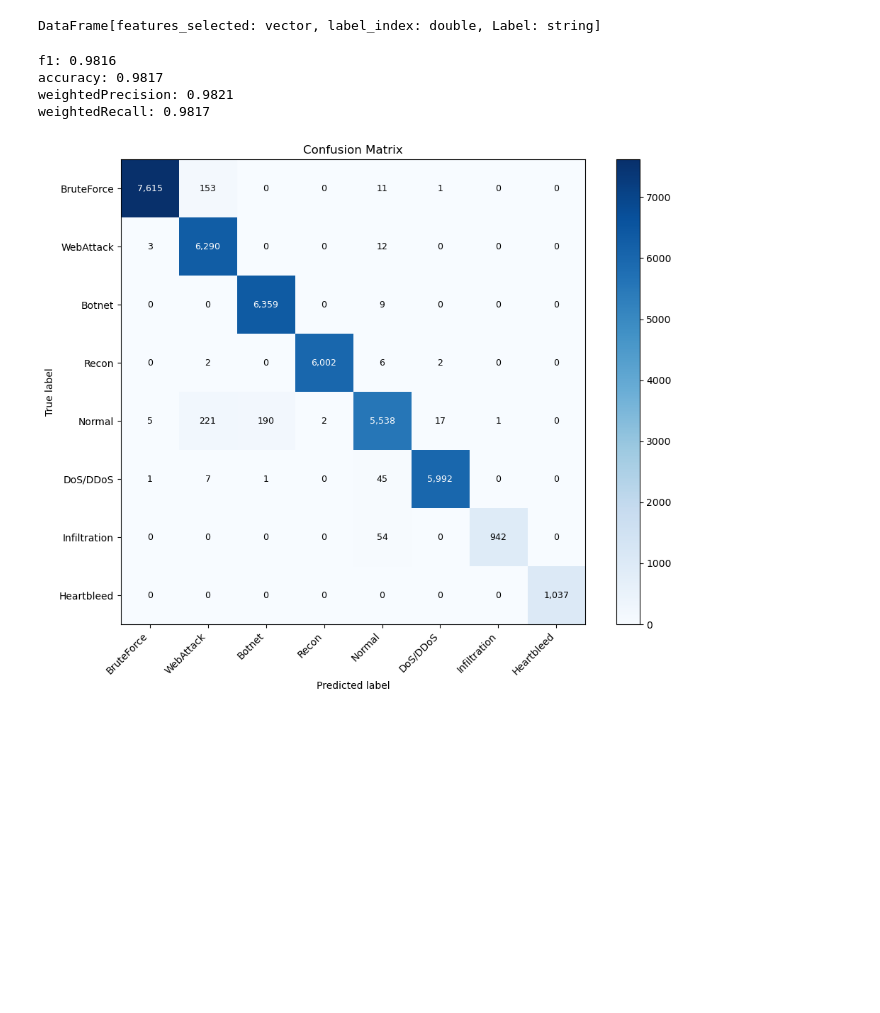
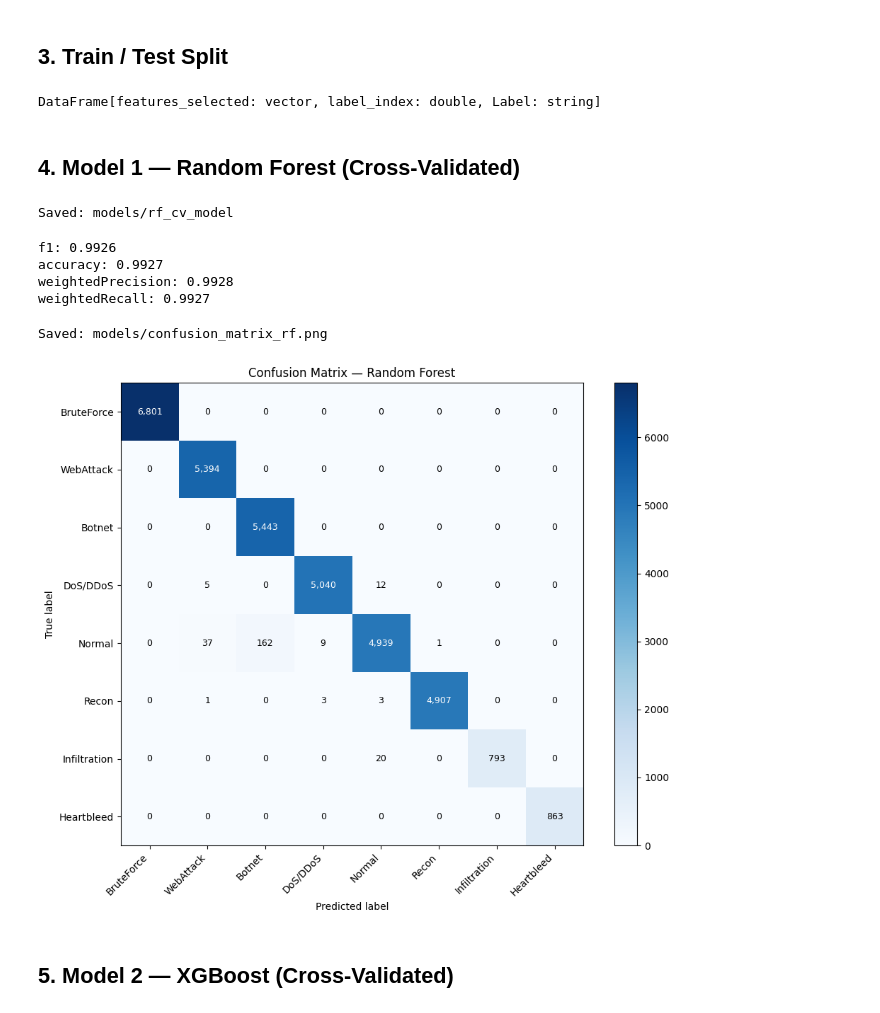
Before and after one commit to helqadiri03/network-intrusion-ml-model-with-spark, a Jupyter notebook: notebooks/ML_model.ipynb, the cells around one changed output. Cells and saved outputs as stored; diff of their text form; code cells hidden in the pictures; blank space fills up the shorter version.

```diff
--- a/notebooks/ML_model.ipynb
+++ b/notebooks/ML_model.ipynb
@@ -20,13 +46,24 @@ try:
 except:
     pass
 
-spark = SparkSession.builder \
-    .appName("CSV vs Parquet") \
-    .master("local[4]") \
-    .config("spark.driver.memory", "8g") \
-    .config("spark.sql.shuffle.partitions", "8") \
-    .config("spark.default.parallelism", "8") \
+
+spark = (
+    SparkSession.builder
+    .appName("high-performance-local-spark")
+    .master("local[24]")
+    .config("spark.driver.memory", "180g")
+    .config("spark.driver.maxResultSize", "20g")
+    .config("spark.sql.shuffle.partitions", "96")
+    .config("spark.default.parallelism", "96")
+    .config("spark.memory.fraction", "0.75")
+    .config("spark.memory.storageFraction", "0.3")
+    .config("spark.sql.adaptive.enabled", "true")
+    .config("spark.sql.adaptive.coalescePartitions.enabled", "true")
+    .config("spark.sql.adaptive.skewJoin.enabled", "true")
+    .config("spark.serializer", "org.apache.spark.serializer.KryoSerializer")
     .getOrCreate()
+)
+spark.sparkContext.setLogLevel("ERROR")
 
 # Verify configuration
 print(f"Driver Memory: {spark.conf.get('spark.driver.memory')}")
@@ -39,5 +78,7 @@ Master URL: local[4]
 # %%
 df2 = spark.read.parquet("data/features/")
+# %% [markdown]
+## 3. Train / Test Split
 # %%
 train_df, test_df = df2.randomSplit([0.8, 0.2], seed=42)
 
@@ -46,11 +87,15 @@ train_df.cache()
 test_df.cache()
 # %% [output]
 DataFrame[features_selected: vector, label_index: double, Label: string]
+# %% [markdown]
+## 4. Model 1 — Random Forest (Cross-Validated)
 # %%
-from pyspark.ml.classification import RandomForestClassifier  # or whatever model
+from pyspark.ml.classification import RandomForestClassifier
 from pyspark.ml.evaluation import MulticlassClassificationEvaluator
+from pyspark.ml.tuning import CrossValidator, ParamGridBuilder
+import os
 
-from pyspark.ml.tuning import CrossValidator, ParamGridBuilder
+os.makedirs("models", exist_ok=True)
 
 model = RandomForestClassifier(
     featuresCol="features_selected",
@@ -68,22 +113,24 @@ paramGrid = (
 evaluator = MulticlassClassificationEvaluator(
     labelCol="label_index",
     predictionCol="prediction",
-    metricName="f1"          # f1 is better than accuracy for imbalanced-origin data
+    metricName="f1"
 )
 
 cv = CrossValidator(
     estimator=model,
     estimatorParamMaps=paramGrid,
     evaluator=evaluator,
-    numFolds=3,              # 5 if you have time, 3 is safer in Spark
+    numFolds=3,
     seed=42
 )
 
-cv_model = cv.fit(train_df)  # only train_df, never test_df
+cv_model = cv.fit(train_df)
+cv_model.write().overwrite().save("models/rf_cv_model")
+print("Saved: models/rf_cv_model")
+# %% [output]
+Saved: models/rf_cv_model
 # %%
 from pyspark.mllib.evaluation import MulticlassMetrics
-import matplotlib.pyplot as plt
-import numpy as np
 
 predictions = cv_model.transform(test_df)
 
@@ -96,50 +143,53 @@ for metric in ["f1", "accuracy", "weightedPrecision", "weightedRecall"]:
 preds_and_labels = predictions.select("prediction", "label_index") \
     .rdd.map(lambda r: (float(r["prediction"]), float(r["label_index"])))
 
-metrics = MulticlassMetrics(preds_and_labels)
-labels  = sorted(predictions.select("label_index").distinct().rdd.map(lambda r: float(r[0])).collect())
-cm      = np.array([[metrics.confusionMatrix().toArray()[int(i)][int(j)] for j in labels] for i in labels])
+metrics_obj = MulticlassMetrics(preds_and_labels)
+labels = sorted(predictions.select("label_index").distinct().rdd.map(lambda r: float(r[0])).collect())
+cm = np.array([[metrics_obj.confusionMatrix().toArray()[int(i)][int(j)] for j in labels] for i in labels])
 
-# ── Recover label names from test_df (has both columns before transform) ──
+# FIX: column is "Label" (capital L), not "label"
 label_map = {
-    float(r["label_index"]): r["label"]
-    for r in test_df.select("label", "label_index").distinct().collect()
+    float(r["label_index"]): r["Label"]
+    for r in predictions.select("Label", "label_index").distinct().collect()
 }
 label_names = [label_map[i] for i in labels]
 
 fig, ax = plt.subplots(figsize=(10, 8))
 im = ax.imshow(cm, interpolation="nearest", cmap=plt.cm.Blues)
 plt.colorbar(im, ax=ax)
 
 ax.set(
     xticks=np.arange(len(label_names)),
     yticks=np.arange(len(label_names)),
     xticklabels=label_names,
     yticklabels=label_names,
     xlabel="Predicted label",
     ylabel="True label",
-    title="Confusion Matrix"
+    title="Confusion Matrix — Random Forest"
 )
 plt.setp(ax.get_xticklabels(), rotation=45, ha="right")
 
-# Annotate cells
 thresh = cm.max() / 2.0
 for i in range(len(label_names)):
     for j in range(len(label_names)):
         ax.text(j, i, f"{int(cm[i, j]):,}",
                 ha="center", va="center",
                 color="white" if cm[i, j] > thresh else "black",
                 fontsize=9)
 
 plt.tight_layout()
-plt.savefig("confusion_matrix.png", dpi=150)
+plt.savefig("models/confusion_matrix_rf.png", dpi=150, bbox_inches="tight")
+print("Saved: models/confusion_matrix_rf.png")
 plt.show()
 # %% [output]
-f1: 0.9816
-accuracy: 0.9817
-weightedPrecision: 0.9821
-weightedRecall: 0.9817
+f1: 0.9926
+accuracy: 0.9927
+weightedPrecision: 0.9928
+weightedRecall: 0.9927
+Saved: models/confusion_matrix_rf.png
-[figure, old version]
+[figure, new version]
+# %% [markdown]
+## 5. Model 2 — XGBoost (Cross-Validated)
 # %%
 from xgboost.spark import SparkXGBClassifier
 from pyspark.ml.tuning import CrossValidator, ParamGridBuilder
```
Also changed, not shown: parts of 17 cells of this notebook, 8 other files.
